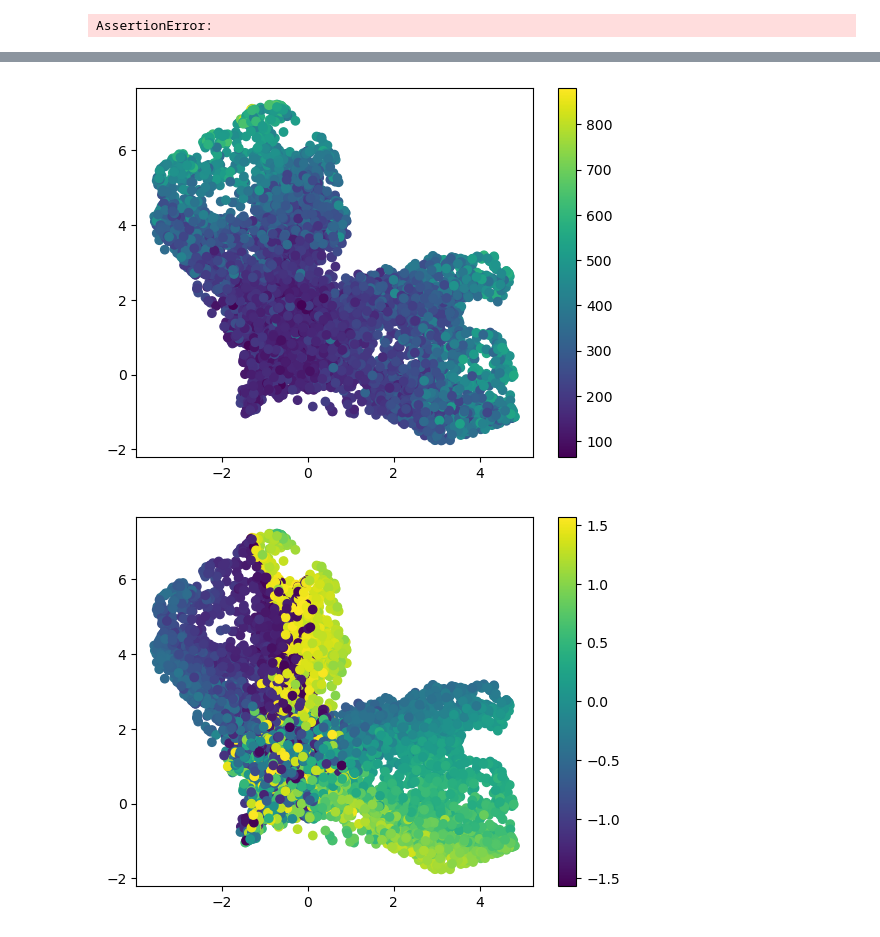
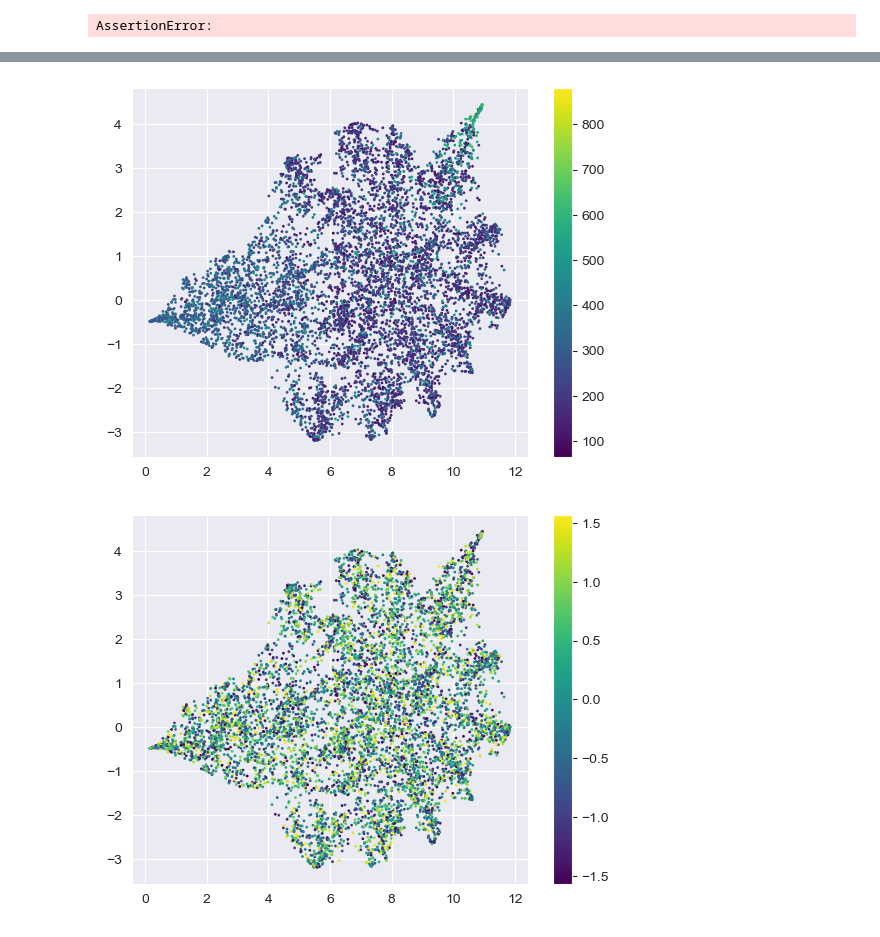
Before and after one commit to Yedidya-be/dl_project, a Jupyter notebook: notebooks/test_data_analyze.ipynb, the cells around one changed output, grey strips where cells are left out. Saved outputs shown, nothing was run; the diff lists cells and outputs as text; code cells hidden in the pictures.

```diff
--- a/notebooks/test_data_analyze.ipynb
+++ b/notebooks/test_data_analyze.ipynb
@@ -149,0 +142,5 @@ sns.heatmap(correlation, annot=False, cmap='coolwarm')
+# %%
+merged_df.iloc[:,13] = 0
+correlation = merged_df.corr()
+sns.heatmap(correlation, annot=False, cmap='coolwarm')
+plt.savefig('heatmap')
@@ -150,6 +149,6 @@ sns.heatmap(correlation, annot=False, cmap='coolwarm')
 # %%
 # Split the latent space columns from the "OD" column
-latent_space = merged_df.iloc[:, :32].values
+latent_space = merged_df.iloc[:, :8].values
 categories = merged_df['OD'].values
 
 # Perform UMAP dimensionality reduction
@@ -157,7 +156,7 @@ reducer = umap.UMAP()
 embedding = reducer.fit_transform(latent_space)
 
 # Plot the reduced data, coloring each point based on its "OD" category
-plt.scatter(embedding[:, 0], embedding[:, 1], c=categories, cmap='viridis')
+plt.scatter(embedding[:, 0], embedding[:, 1], c=categories, cmap='viridis', s=1)
 plt.colorbar()
 plt.show()
 # %% [output]
@@ -166,20 +165,20 @@ plt.show()
 categories = merged_df['area'].values
 
 # Plot the reduced data, coloring each point based on its "OD" category
-plt.scatter(embedding[:, 0], embedding[:, 1], c=categories, cmap='viridis')
+plt.scatter(embedding[:, 0], embedding[:, 1], c=categories, cmap='viridis', s=1)
 plt.colorbar()
 plt.show()
 # %% [output]
-[figure, old version]
+[figure, new version]
 # %%
 categories = merged_df['orientation'].values
 
 # Plot the reduced data, coloring each point based on its "OD" category
-plt.scatter(embedding[:, 0], embedding[:, 1], c=categories, cmap='viridis')
+plt.scatter(embedding[:, 0], embedding[:, 1], c=categories, cmap='viridis', s=1)
 plt.colorbar()
 plt.show()
 # %% [output]
-[figure, old version]
+[figure, new version]
 # %%
 merged_df.columns
 # %% [output]
```
Also changed, not shown: parts of 12 cells of this notebook, 3 other files.
